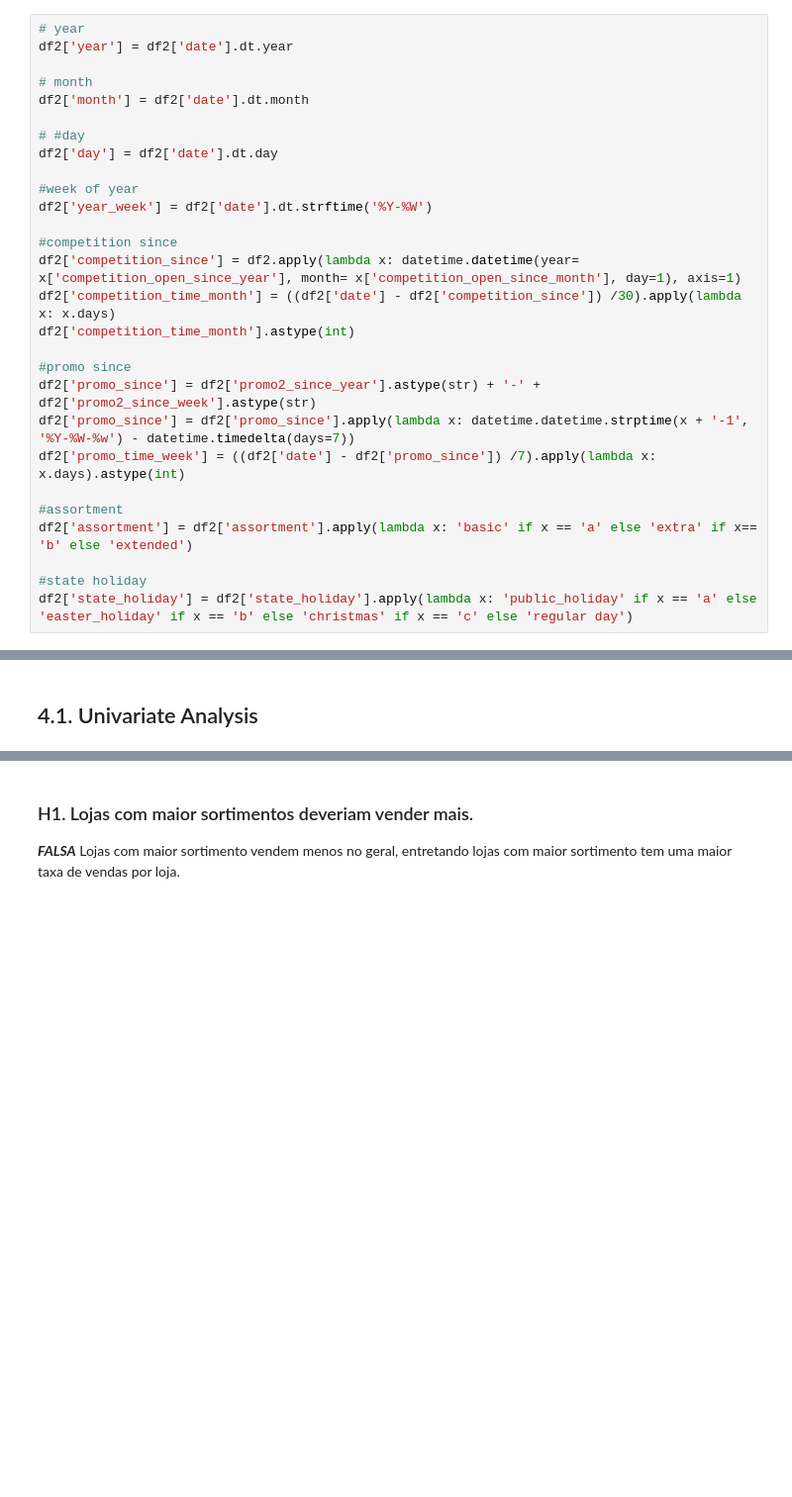
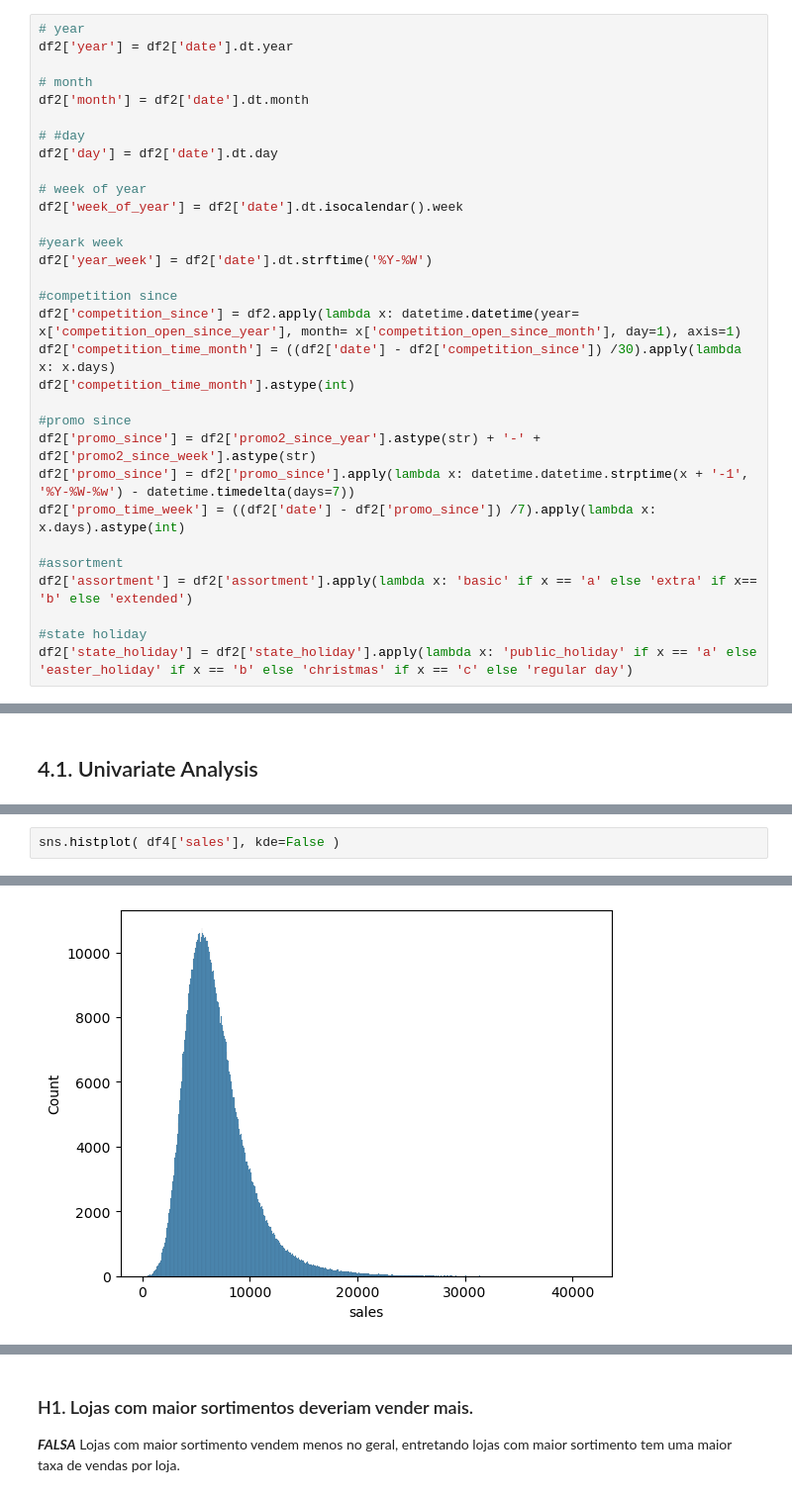
Before and after one commit to Priscila-Portela/telegram-rossmann, a Jupyter notebook: m04_v01_store_prediction.ipynb, the cells around one changed output, grey strips where cells are left out. Shown at 99% size. Saved outputs shown, nothing was run; the diff lists cells and outputs as text; blank space fills up the shorter version.

```diff
--- a/m04_v01_store_prediction.ipynb
+++ b/m04_v01_store_prediction.ipynb
@@ -353,7 +368,10 @@ df2['month'] = df2['date'].dt.month
 # #day
 df2['day'] = df2['date'].dt.day
 
-#week of year
+# week of year
+df2['week_of_year'] = df2['date'].dt.isocalendar().week
+
+#yeark week
 df2['year_week'] = df2['date'].dt.strftime('%Y-%W')
 
 #competition since
@@ -423,0 +444,3 @@ df4 = df3.copy()
+# %%
+sns.histplot( df4['sales'], kde=False )
+# %% [output]
@@ -423,0 +448 @@ df4 = df3.copy()
+[figure, added]
```
Also changed, not shown: parts of 48 cells of this notebook.
